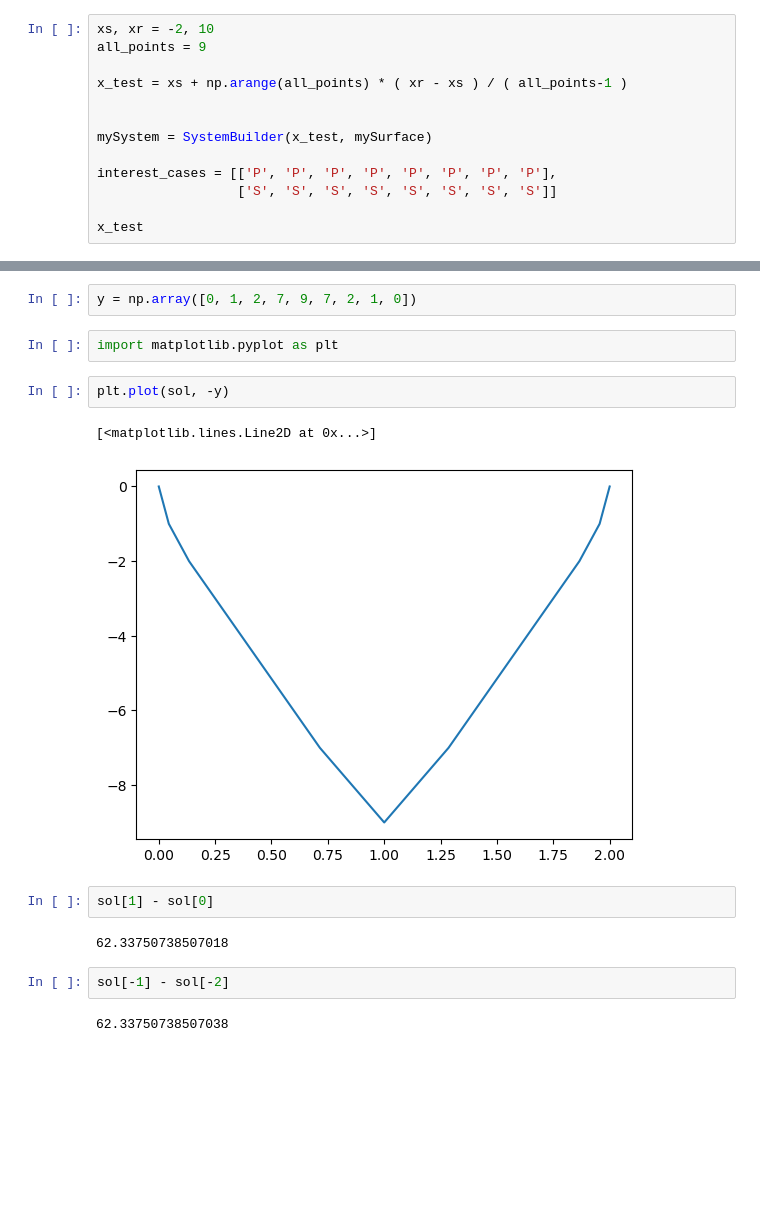
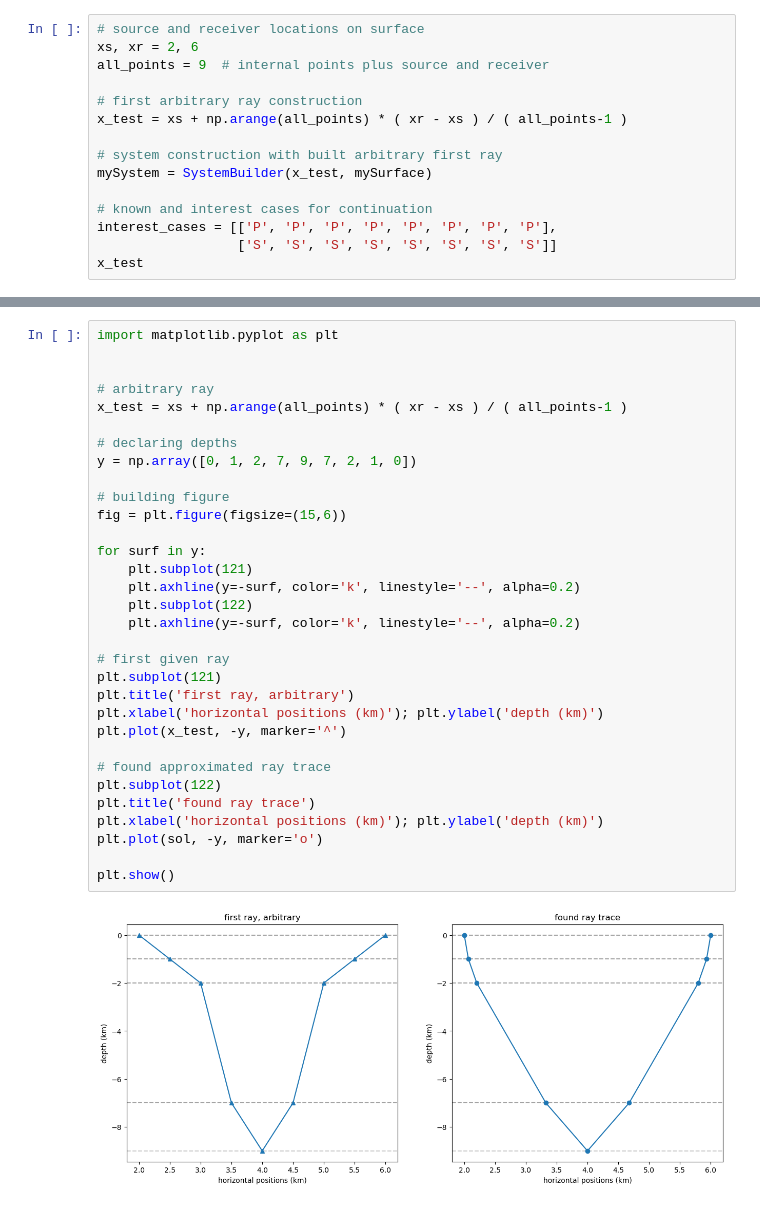
Before and after one commit to LeoUribC/Computational_Seismic, a Jupyter notebook: notebooks/book_example.ipynb, the cells around one changed output, grey strips where cells are left out. Cells and saved outputs as stored; diff of their text form; blank space fills up the shorter version.

```diff
--- a/notebooks/book_example.ipynb
+++ b/notebooks/book_example.ipynb
@@ -48,16 +66,18 @@ mySurface.get_cases()
  ['S', 'S', 'S', 'S', 'S', 'S', 'S', 'P'],
  ['S', 'S', 'S', 'S', 'S', 'S', 'S', 'S']]
 # %%
-xs, xr = -2, 10
-all_points = 9
+# source and receiver locations on surface
+xs, xr = 2, 6
+all_points = 9  # internal points plus source and receiver
 
+# first arbitrary ray construction
 x_test = xs + np.arange(all_points) * ( xr - xs ) / ( all_points-1 )
 
-
+# system construction with built arbitrary first ray
 mySystem = SystemBuilder(x_test, mySurface)
 
+# known and interest cases for continuation
 interest_cases = [['P', 'P', 'P', 'P', 'P', 'P', 'P', 'P'],
                   ['S', 'S', 'S', 'S', 'S', 'S', 'S', 'S']]
-
 x_test
 # %% [output]
@@ -70,17 +92,34 @@ LinAlgError: Singular matrix
-# %%
-y = np.array([0, 1, 2, 7, 9, 7, 2, 1, 0])
-# %%
-import matplotlib.pyplot as plt
-# %%
-plt.plot(sol, -y)
-# %% [output]
-[<matplotlib.lines.Line2D at 0x...>]
-[figure, removed]
-# %%
-sol[1] - sol[0]
-# %% [output]
-62.33750738507018
-# %%
-sol[-1] - sol[-2]
-# %% [output]
-62.33750738507038
+# %%
+import matplotlib.pyplot as plt
+
+
+# arbitrary ray
+x_test = xs + np.arange(all_points) * ( xr - xs ) / ( all_points-1 )
+
+# declaring depths
+y = np.array([0, 1, 2, 7, 9, 7, 2, 1, 0])
+
+# building figure
+fig = plt.figure(figsize=(15,6))
+
+for surf in y:
+    plt.subplot(121)
+    plt.axhline(y=-surf, color='k', linestyle='--', alpha=0.2)
+    plt.subplot(122)
+    plt.axhline(y=-surf, color='k', linestyle='--', alpha=0.2)
+
+# first given ray
+plt.subplot(121)
+plt.title('first ray, arbitrary')
+plt.xlabel('horizontal positions (km)'); plt.ylabel('depth (km)')
+plt.plot(x_test, -y, marker='^')
+
+# found approximated ray trace
+plt.subplot(122)
+plt.title('found ray trace')
+plt.xlabel('horizontal positions (km)'); plt.ylabel('depth (km)')
+plt.plot(sol, -y, marker='o')
+
+plt.show()
+# %% [output]
+[figure, added]
```
Also changed, not shown: parts of 15 cells of this notebook.
